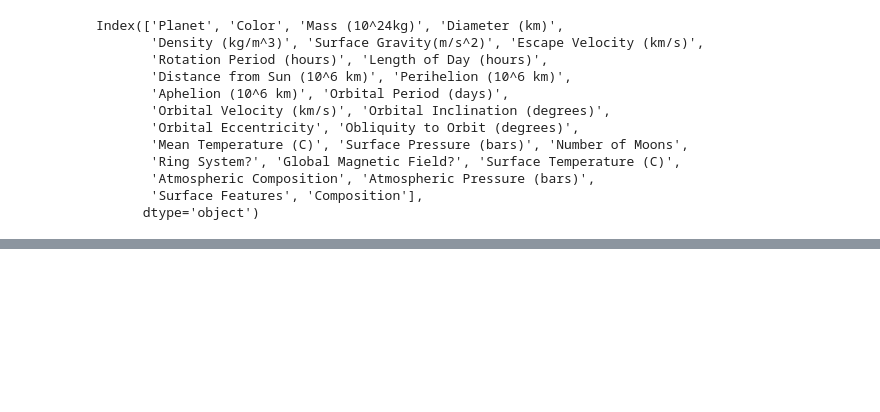
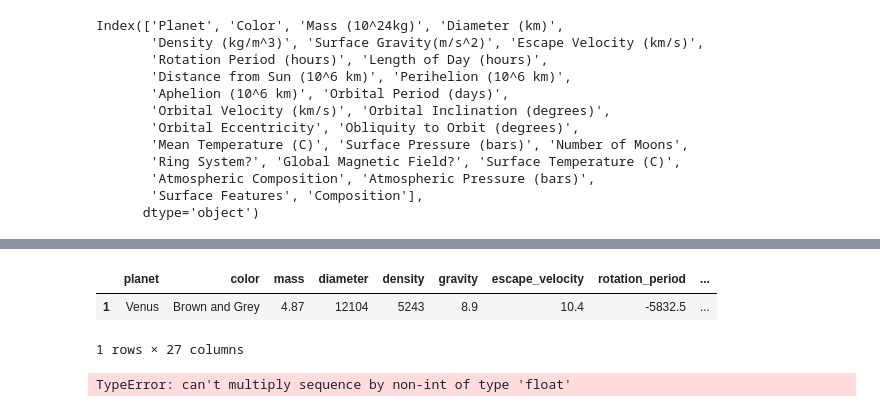
Before and after one commit to SebasCrucer/AGENT_TARS_HACKATHON_NASA_International_Space_Apps_Challenge, a Jupyter notebook: src/PyScript/pininos.ipynb, the cells around one changed output, grey strips where cells are left out. Saved outputs shown, nothing was run; the diff lists cells and outputs as text; code cells hidden in the pictures; blank space fills up the shorter version.

```diff
--- a/src/PyScript/pininos.ipynb
+++ b/src/PyScript/pininos.ipynb
@@ -119,0 +133,11 @@ def find_planet_name(planets_df, planet_name):
+# %%
+# Función para quitar las unidades (y cualquier información entre paréntesis)
+def remove_units(column_name):
+    return re.sub(r'\(.*\)', '', column_name).strip()
+
+# Quitar las unidades de los nombres de las columnas
+columns_without_units = [remove_units(col) for col in original_columns]
+
+# Convertir cada nombre de columna (sin unidades) a snake_case
+snake_case_columns_without_units = [to_snake_case(col) for col in columns_without_units]
+snake_case_columns_without_units
@@ -119,0 +162,23 @@ def find_planet_name(planets_df, planet_name):
+# %%
+#remplazo las columnas en el dataframe
+planets_df.columns = snake_case_columns_without_units
+# %%
+# renombra las columnas
+planets_df = planets_df.rename(columns = {
+        'surface_gravity':'gravity',
+        'surface_pressure':'pressure',
+        'surface_temperature':'temperature',
+        'Day': 'day',
+        }
+)
+# %%
+#Elimino la coliumna pressure porque es ambiagua con respecto a 'atmospheric_pressure'
+planets_df.drop('pressure', axis=1, inplace=True)
+# %%
+#compruebo
+display(planets_df[planets_df['planet'] == 'Venus'])
+print()
+# %% [output]
+|  | planet | color | mass | diameter | density | gravity | escape_velocity | rotation_period | ... |
+| 1 | Venus | Brown and Grey | 4.87 | 12104 | 5243 | 8.9 | 10.4 | -5832.5 | ... |
+1 rows × 27 columns
@@ -119,0 +188,11 @@ def find_planet_name(planets_df, planet_name):
+# %%
+# Factor de conversión de bars a atm
+floantconversion_factor = 0.986923
+
+# Convertir la columna de presión de bars a atm
+planets_df['pressure'] = planets_df['pressure'] * conversion_factor
+
+# Si deseas eliminar la columna original en bars, puedes usar:
+# planets_df.drop('Surface Pressure (bars)', axis=1, inplace=True)
+# %% [output]
+TypeError: can't multiply sequence by non-int of type 'float'
```
Also changed, not shown: parts of 12 cells of this notebook.
